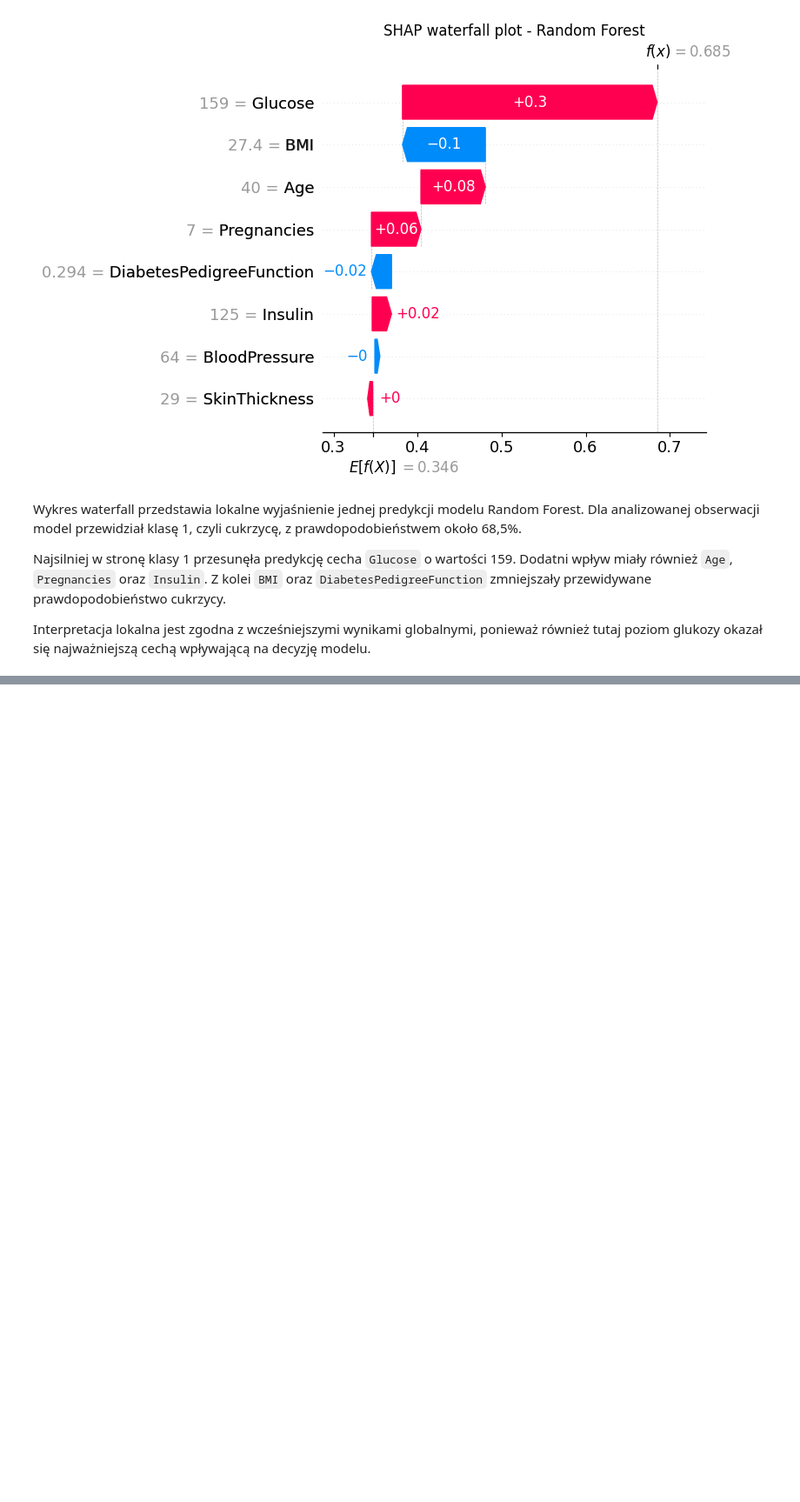
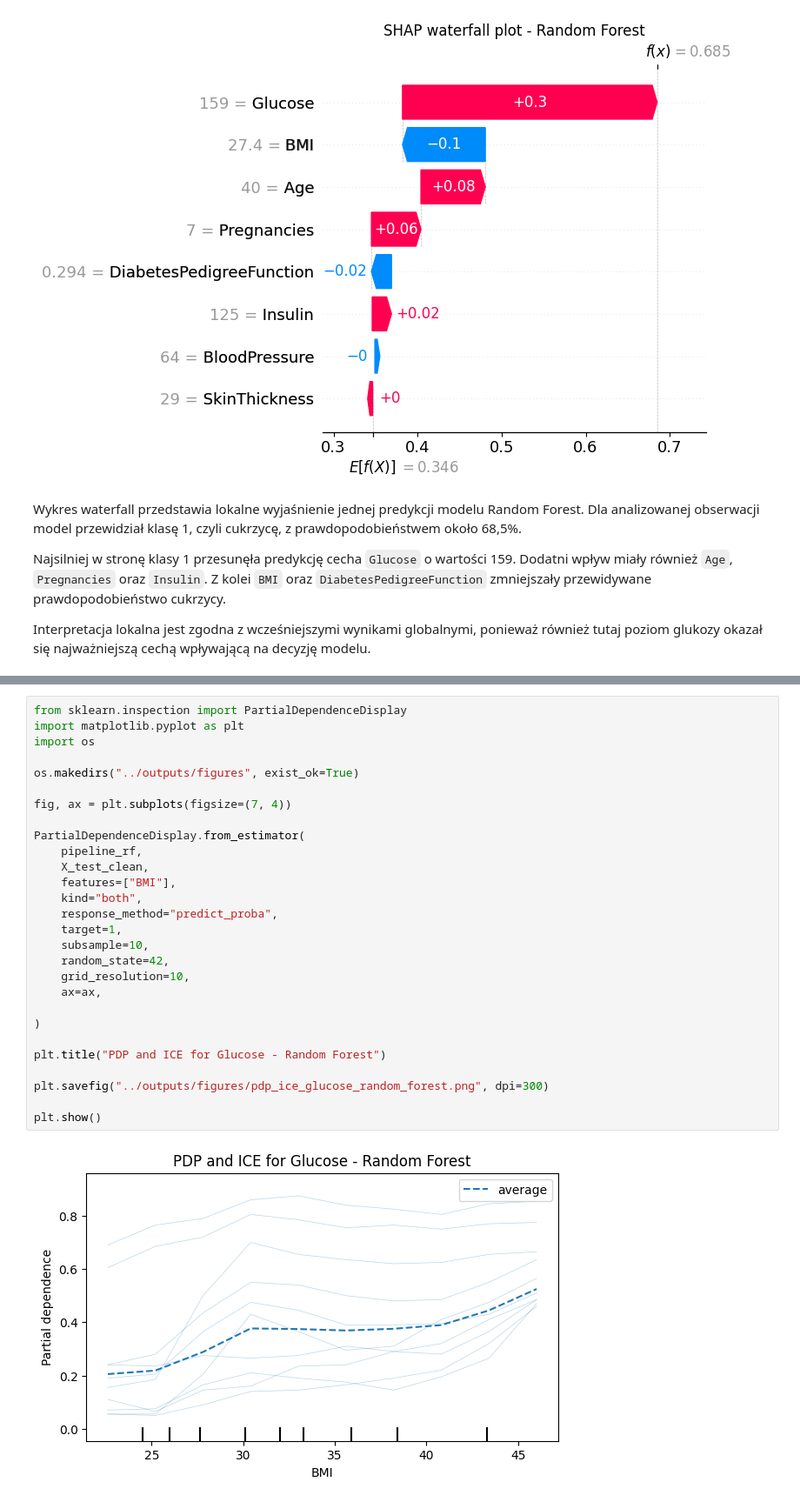
Before and after one commit to annajestem/xai_diabetes_project, a Jupyter notebook: notebooks/03_xai_interpretation.ipynb, the cells around one changed output, grey strips where cells are left out. Shown at 87% size. Cells and saved outputs as stored; diff of their text form; blank space fills up the shorter version.

```diff
--- a/notebooks/03_xai_interpretation.ipynb
+++ b/notebooks/03_xai_interpretation.ipynb
@@ -392,0 +433,30 @@ Interpretacja lokalna jest zgodna z wcześniejszymi wynikami globalnymi, poniewa
+# %%
+from sklearn.inspection import PartialDependenceDisplay
+import matplotlib.pyplot as plt
+import os
+
+os.makedirs("../outputs/figures", exist_ok=True)
+
+fig, ax = plt.subplots(figsize=(7, 4))
+
+PartialDependenceDisplay.from_estimator(
+    pipeline_rf,
+    X_test_clean,
+    features=["BMI"],
+    kind="both",
+    response_method="predict_proba",
+    target=1,
+    subsample=10,
+    random_state=42,
+    grid_resolution=10,
+    ax=ax,
+
+)
+
+plt.title("PDP and ICE for Glucose - Random Forest")
+
+plt.savefig("../outputs/figures/pdp_ice_glucose_random_forest.png", dpi=300)
+
+plt.show()
+# %% [output]
+[figure, added]
```
Also changed, not shown: parts of 6 cells of this notebook, 3 other files.
